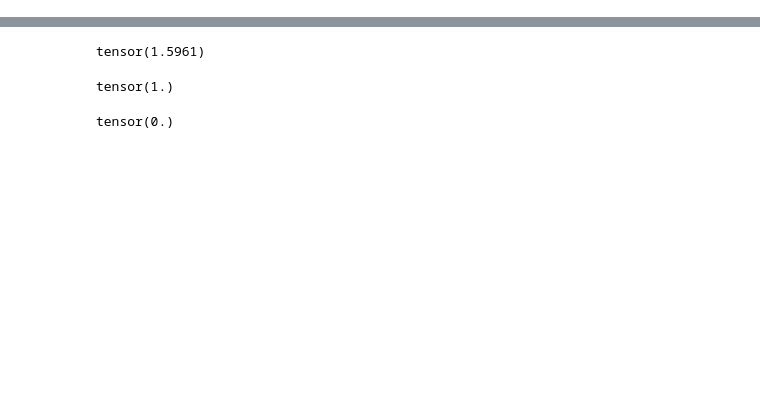
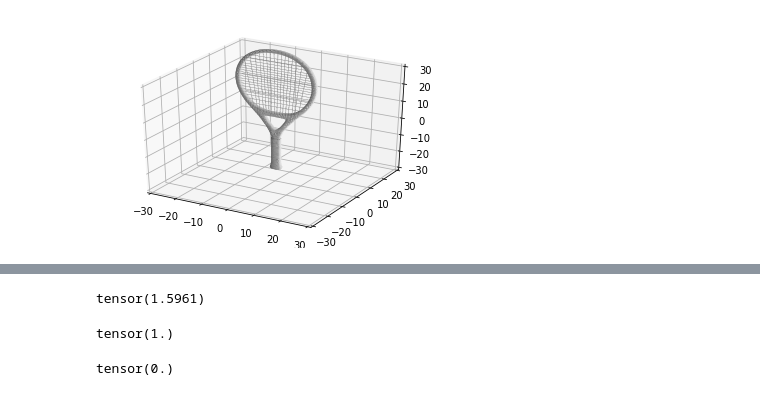
Before and after one commit to mfinzi/constrained-hamiltonian-neural-networks, a Jupyter notebook: pendulum.ipynb, the cells around one changed output, grey strips where cells are left out. Saved outputs shown, nothing was run; the diff lists cells and outputs as text; code cells hidden in the pictures; blank space fills up the shorter version.

```diff
--- a/pendulum.ipynb
+++ b/pendulum.ipynb
@@ -47,0 +89,32 @@ ipdb> q
+# %%
+import numpy as np
+def read_obj(filename):
+    triangles = []
+    vertices = []
+    with open(filename) as file:
+        for line in file:
+            components = line.strip(' \n').split(' ')
+            if components[0] == "f": # face data
+                # e.g. "f 1/1/1/ 2/2/2 3/3/3 4/4/4 ..."
+                indices = list(map(lambda c: int(c.split('/')[0]) - 1, components[1:]))
+                for i in range(0, len(indices) - 2):
+                    triangles.append(indices[i: i+3])
+            elif components[0] == "v": # vertex data
+                # e.g. "v  30.2180 89.5757 -76.8089"
+                #print(components)
+                vertex = list(map(lambda c: float(c), components[2:]))
+                vertices.append(vertex)
+    return np.array(vertices), np.array(triangles)
+# %%
+import matplotlib.pyplot as plt
+vertices, triangles = read_obj("10540_Tennis_racket_V2_L3.obj")
+x = vertices[:,0]
+y = vertices[:,1]
+z = vertices[:,2]
+ax = plt.axes(projection='3d')
+ax.set_xlim([-30, 30])
+ax.set_ylim([-30, 30])
+ax.set_zlim([-30, 30])
+tri = ax.plot_trisurf(x, z, triangles, y, shade=True, color='white')
+# %% [output]
+[figure, added]
```
Also changed, not shown: parts of 13 cells of this notebook, 4 other files.
